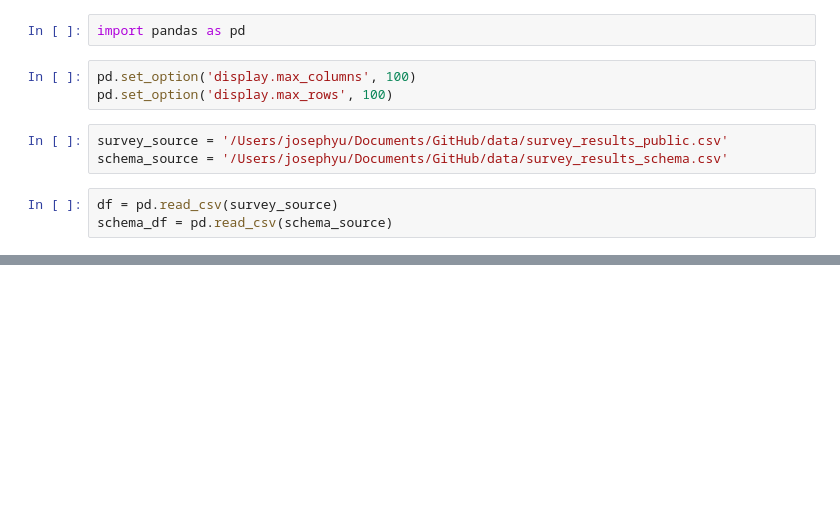
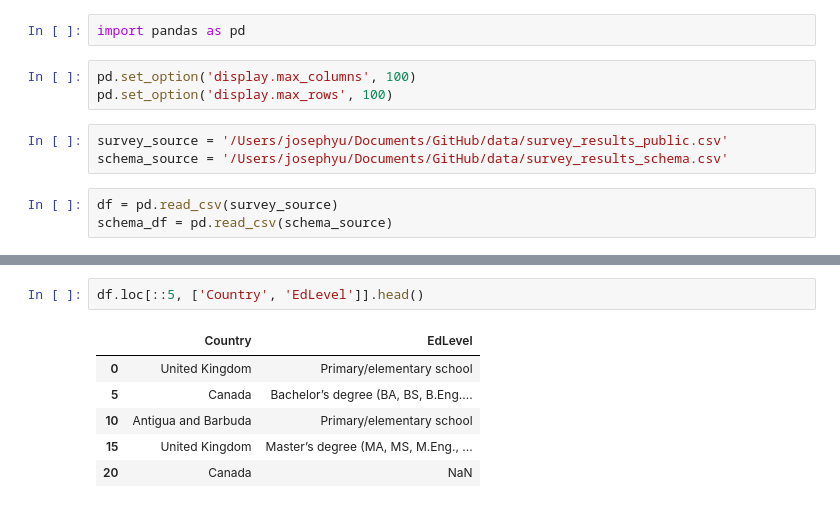
Before and after one commit to JosephZYU/Python-5-pandas, a Jupyter notebook: 02.DataFrame and Series Basics - Selecting Rows and Columns.ipynb, the cells around one changed output, grey strips where cells are left out. Cells and saved outputs as stored; diff of their text form; blank space fills up the shorter version.

```diff
--- a/02.DataFrame and Series Basics - Selecting Rows and Columns.ipynb
+++ b/02.DataFrame and Series Basics - Selecting Rows and Columns.ipynb
@@ -40,0 +52,9 @@ schema_df
+# %%
+df.loc[::5, ['Country', 'EdLevel']].head()
+# %% [output]
+|  | Country | EdLevel |
+| 0 | United Kingdom | Primary/elementary school |
+| 5 | Canada | Bachelor’s degree (BA, BS, B.Eng.... |
+| 10 | Antigua and Barbuda | Primary/elementary school |
+| 15 | United Kingdom | Master’s degree (MA, MS, M.Eng., ... |
+| 20 | Canada | NaN |
```
Also changed, not shown: parts of 6 cells of this notebook.
